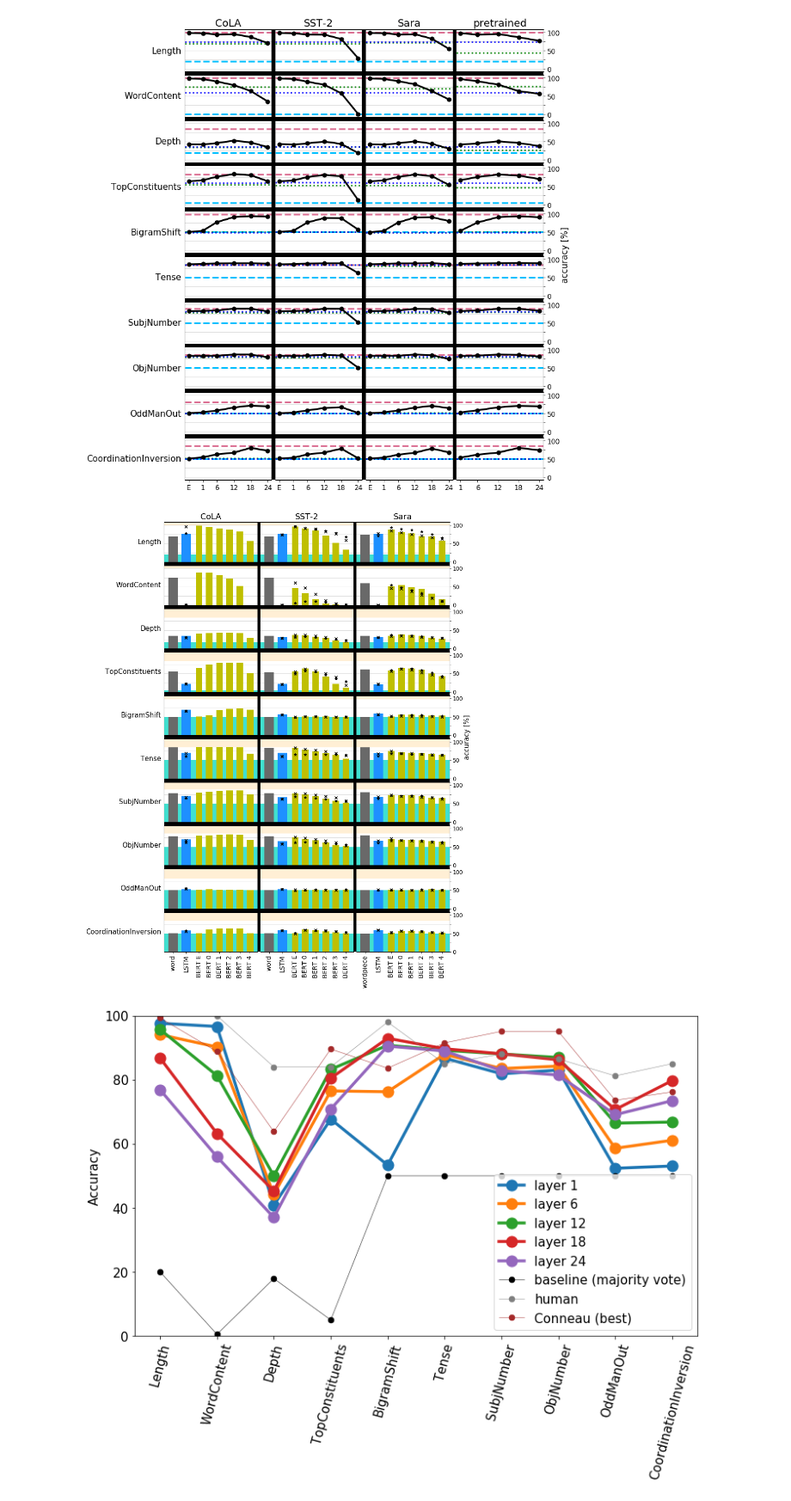
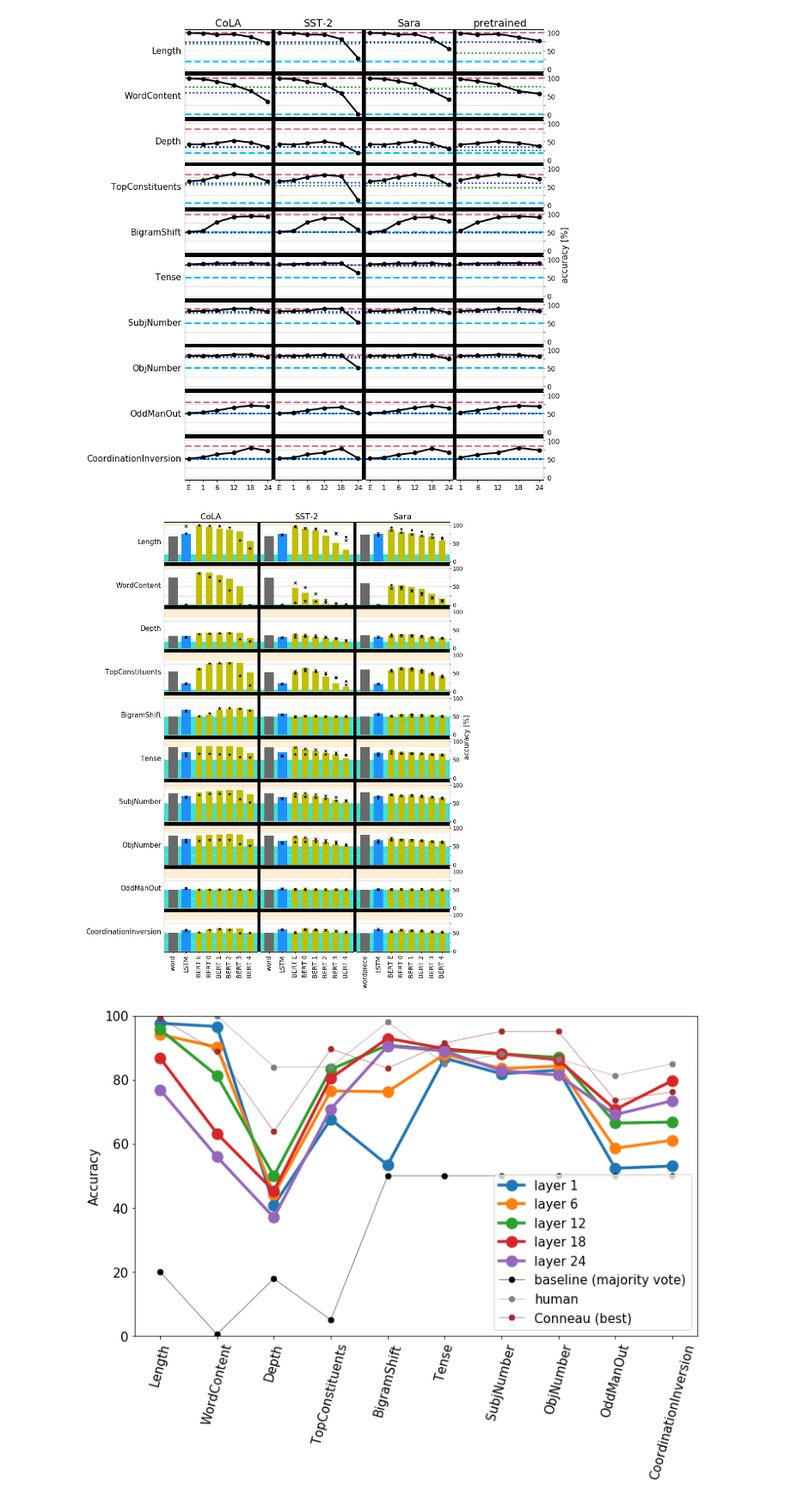
Before and after one commit to samsucik/knowledge-distil-bert, a Jupyter notebook: experiments/analysis/Probing.ipynb, the cells around one changed output. Shown at 86% size. Drawn from its saved outputs; the diff is of its cells as text; code cells hidden in the pictures.

Commit message:
Add results of probing the BERT CoLA student trained from scratch.

```diff
--- a/experiments/analysis/Probing.ipynb
+++ b/experiments/analysis/Probing.ipynb
@@ -1,13 +1,11 @@
 # %%
 import pandas as pd
 import numpy as np
-import matplotlib.pyplot as plt
-import matplotlib
+from matplotlib import pyplot as plt
 from matplotlib import colors
 import seaborn as sns
-
-for i in range(2):
-    matplotlib.rc('font', size=15)
+import matplotlib
+matplotlib.rcParams.update({'font.size': 15})
 
 task_names = ['Length', 'WordContent', 'Depth', 'TopConstituents', 'BigramShift', 'Tense', 'SubjNumber',
               'ObjNumber', 'OddManOut', 'CoordinationInversion']
@@ -169,7 +167,7 @@ layers = {
     }
 }
 further_students = {
-    "CoLA": {"BERT": [], "LSTM": ["scratch", "hard-logits"]},
+    "CoLA": {"BERT": ["scratch"], "LSTM": ["scratch", "hard-logits"]},
     "SST-2": {"BERT": ["scratch", "hard-logits"], "LSTM": ["scratch", "hard-logits"]},
     "Sara": {"BERT": ["scratch", "hard-logits"], "LSTM": ["scratch", "hard-logits"]},
 }
@@ -244,42 +242,42 @@ for row, task_name in enumerate(task_names):
             ax.tick_params("x", labelsize=14)
             ax.set_xticklabels(xticklabels, rotation=90)
 
-        ax.set_ylim(bottom=0, top=108)
+        ax.set_ylim(bottom=-2, top=108)
         ax.set_yticks(yticks_major, minor=False)
         ax.set_yticks(yticks_minor, minor=True)
         if col == ncols - 1:
             ax.tick_params("y", right=True, left=False, labelright=True, labelleft=False, length=3, which="both", labelsize=12)
         else:
             ax.tick_params("y", left=False, labelleft=False, right=False, labelright=False)
         ax.bar(x=xs, height=ys, color=cl, width=ws, zorder=2)
         for further in further_students[glue_task]["LSTM"]:
             ax.scatter(xs[1], vals_to_plot[glue_task]["LSTM-" + further][0][task_name],
                        marker=further_student_symbols[further], zorder=3, c="black")
         for further in further_students[glue_task]["BERT"]:
             for i, layer in enumerate(layers[glue_task]["BERT-" + further]):
                 ax.scatter(xs[2+i], vals_to_plot[glue_task]["BERT-" + further][layer][task_name],
                            marker=further_student_symbols[further], zorder=3, c="black")
         xs_baseline = ax.get_xlim()
-        ax.fill_between(xs_baseline, 0, baselines["majority"][row], facecolor="turquoise", zorder=1)
-        ax.fill_between(xs_baseline, baselines["human"][row], 108, facecolor="papayawhip", zorder=1)
+        ax.fill_between(xs_baseline, -2, baselines["majority"][row], facecolor="turquoise", zorder=0)
+        ax.fill_between(xs_baseline, baselines["human"][row], 108, facecolor="papayawhip", zorder=0)
         ax.set_xlim(*xs_baseline)
 
-        ax.grid(axis="y", color=grid_colour, which="both")
+        ax.grid(axis="y", color=grid_colour, which="both", zorder=1)
         ax.set_axisbelow(True)
         [i.set_linewidth(1.1) for i in [ax.spines[k] for k in ["top", "bottom"]]]
         [i.set_linewidth(0.2) for i in [ax.spines[k] for k in ["right", "left"]]]
 
 fig.tight_layout(h_pad=0.0, w_pad=0.4)
 
 ax = colour_subplot_gaps(fig)
 ax.yaxis.set_label_position("right")
 ax.yaxis.tick_right()
 ax.set_ylabel("accuracy [%]")
 
 plt.show()
 fig.savefig("img/probing_master_students.png")
 # %% [output]
-[figure, old version]
+[figure, new version]
 # %%
 layers = [0, 5, 11, 17, -1]
 vals_to_plot = {l: [] for l in layers}
```
Also changed, not shown: 7 other files.
